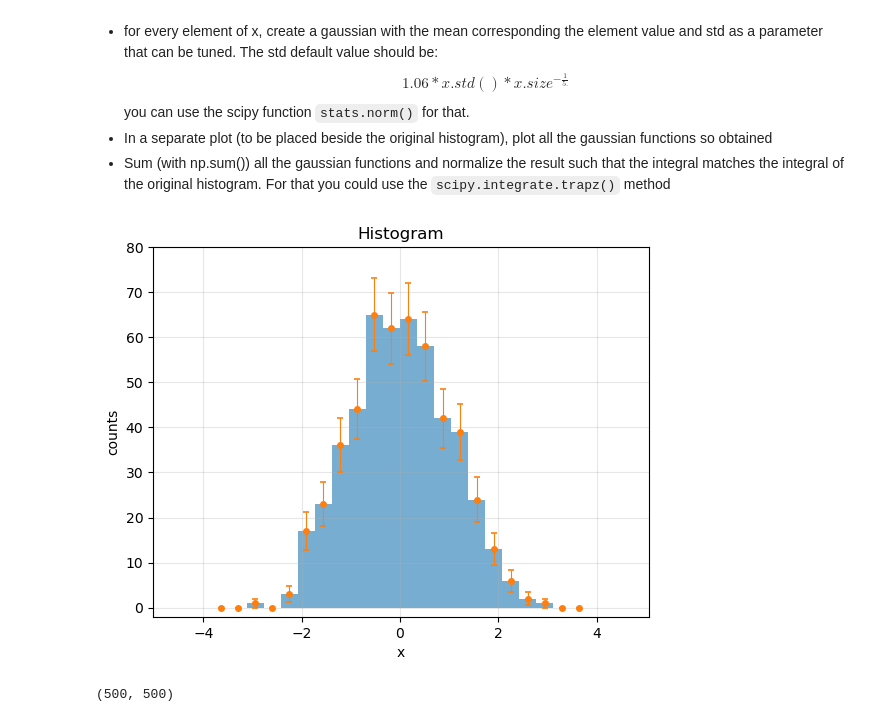
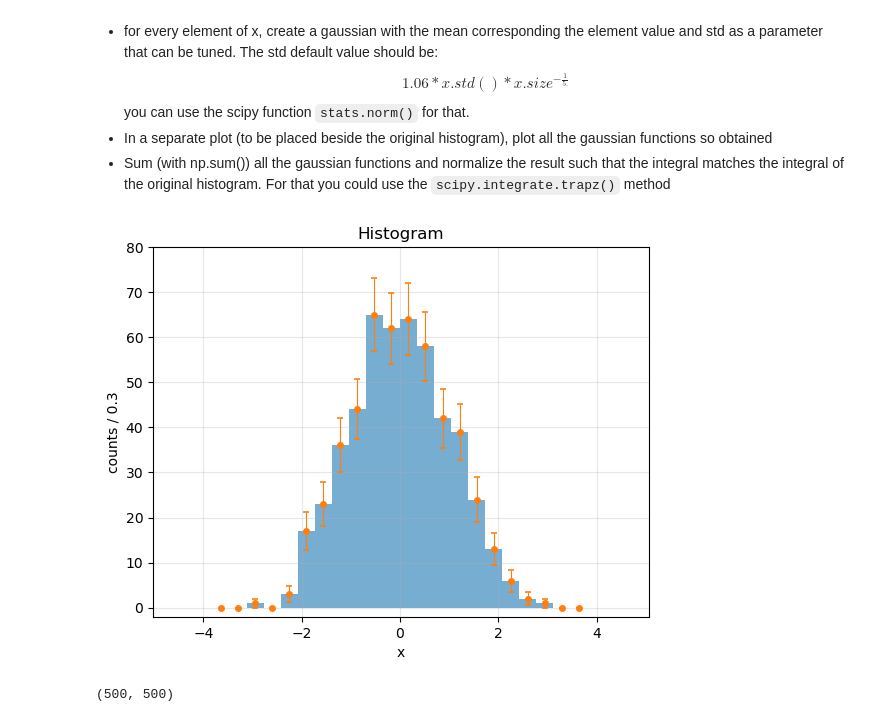
Before and after one commit to giuliadoda/LaboratoryOfComputationalPhysics_Y6, a Jupyter notebook: 07ex_Visualization.ipynb, the cells around one changed output. Cells and saved outputs as stored; diff of their text form; code cells hidden in the pictures.

```diff
--- a/07ex_Visualization.ipynb
+++ b/07ex_Visualization.ipynb
@@ -28,25 +29,28 @@ N = 500
 x = np.random.randn(N)
 # %%
+# plot
+
 fig, ax = plt.subplots()
 ax.grid(alpha = 0.3)
 
 x_min = np.mean(x)-5*np.std(x)
 x_max = np.mean(x)+5*np.std(x)
 
 entries, edges, _ = ax.hist(x, bins='auto', range=[x.min()-1,-(x.min()-1)], alpha = 0.6)
 bin_centers = 0.5*(edges[:-1]+edges[1:])
+bin_width = bin_centers[1]-bin_centers[0]
 errs = np.sqrt(entries)
-plt.errorbar(bin_centers, entries, yerr = errs, fmt = 'o', linestyle='', elinewidth=.8, capsize=2, capthick=1.2, ms = 4, )
+ax.errorbar(bin_centers, entries, errs, fmt='o', linestyle='', elinewidth=.8, capsize=2, capthick=1.2, ms = 4)
 
 ax.set_xlabel('x')
-ax.set_ylabel('counts')
+ax.set_ylabel(f'counts / {bin_width:.1f}')
 ax.set_xlim(x_min, x_max)
 ax.set_ylim(-2,80)
 ax.yaxis.set_major_locator(MaxNLocator(integer=True))
 ax.set_title('Histogram')
 plt.show()
 # %% [output]
-[figure, old version]
+[figure, new version]
 # %%
 # for every element of x create a gaussian with the mean corresponding to the element value and std as a parameter that can be tuned
 
```
Also changed, not shown: parts of 3 cells of this notebook, 3 other files.
